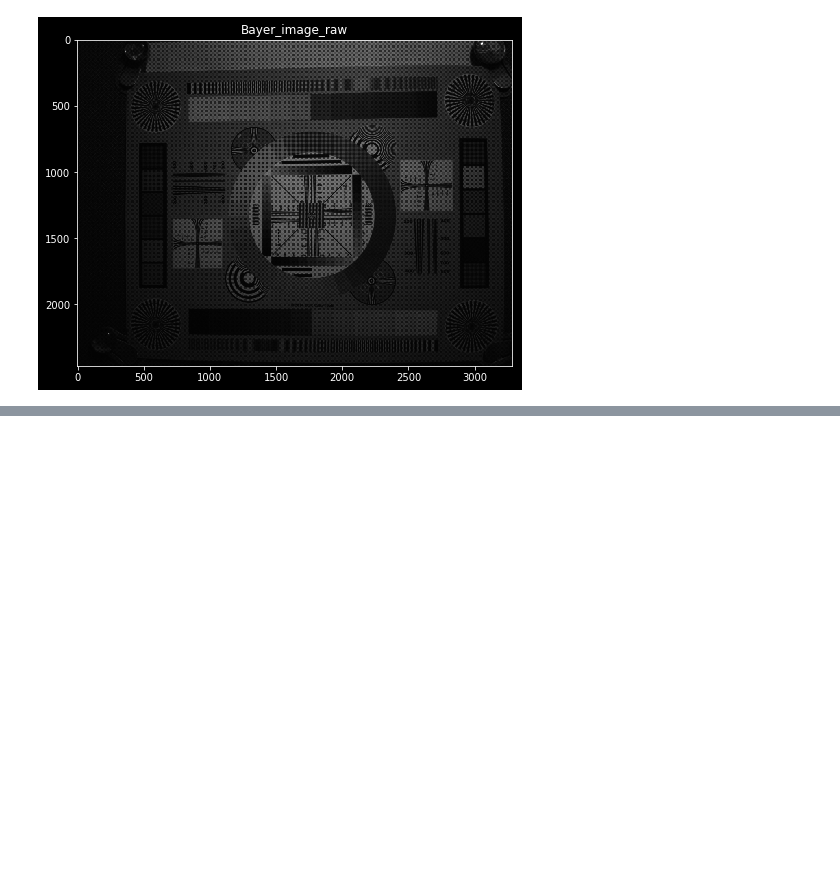
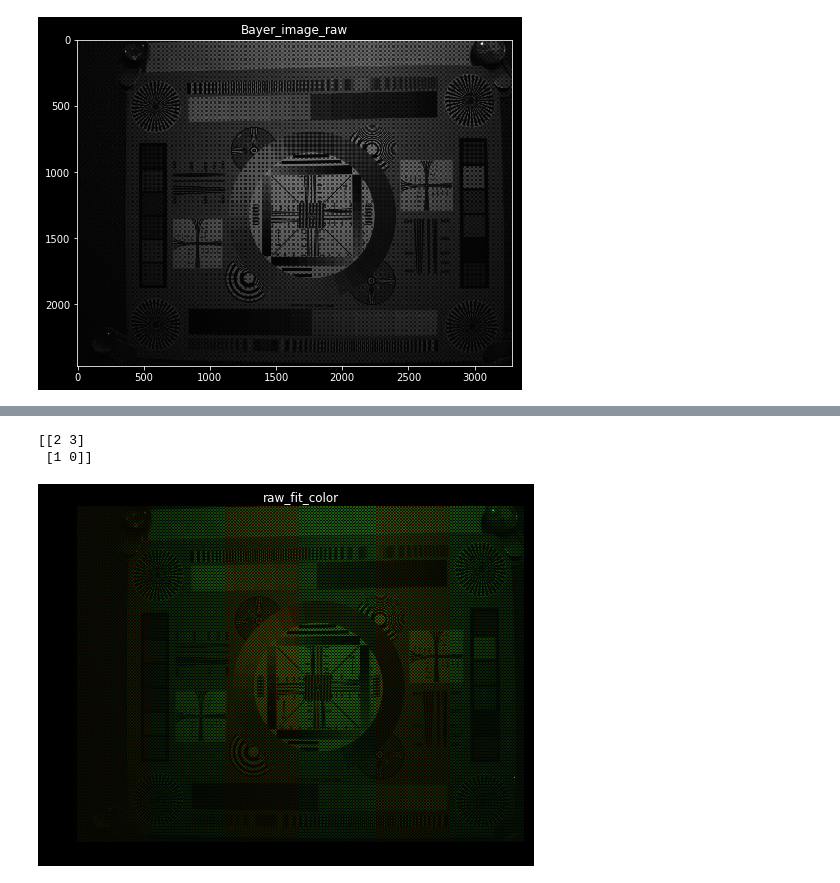
Before and after one commit to AkihisaForGit/Git_2019, a Jupyter notebook: python_raw.ipynb, the cells around one changed output, grey strips where cells are left out. Saved outputs shown, nothing was run; the diff lists cells and outputs as text; code cells hidden in the pictures; blank space fills up the shorter version.

```diff
--- a/python_raw.ipynb
+++ b/python_raw.ipynb
@@ -36,0 +42,26 @@ plt.show()
+# %%
+print(raw.raw_pattern)
+# %% [output]
+[[2 3]
+ [1 0]]
+# %%
+raw_color = np.zeros((h, w, 3))
+
+raw_color[0::2, 0::2, 2] = raw_array[0::2, 0::2]
+
+raw_color[0::2, 1::2, 1] = raw_array[0::2, 1::2]
+
+raw_color[1::2, 0::2, 1] = raw_array[1::2, 0::2]
+
+raw_color[1::2, 1::2, 0] = raw_array[1::2, 1::2]
+
+raw_color[raw_color < 0] = 0
+raw_color = raw_color / 1024
+# %%
+plt.figure(figsize=(8, 8))
+plt.imshow(raw_color)
+plt.axis('off')
+plt.title(u'raw_fit_color')
+plt.show()
+# %% [output]
+[figure, added]
```
Also changed, not shown: parts of 8 cells of this notebook.
